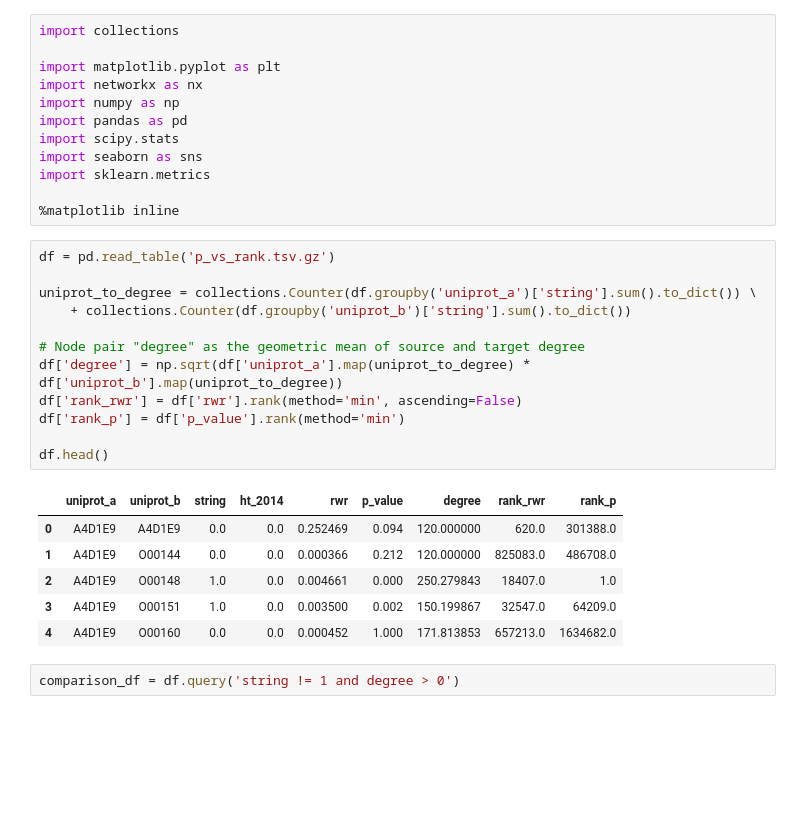
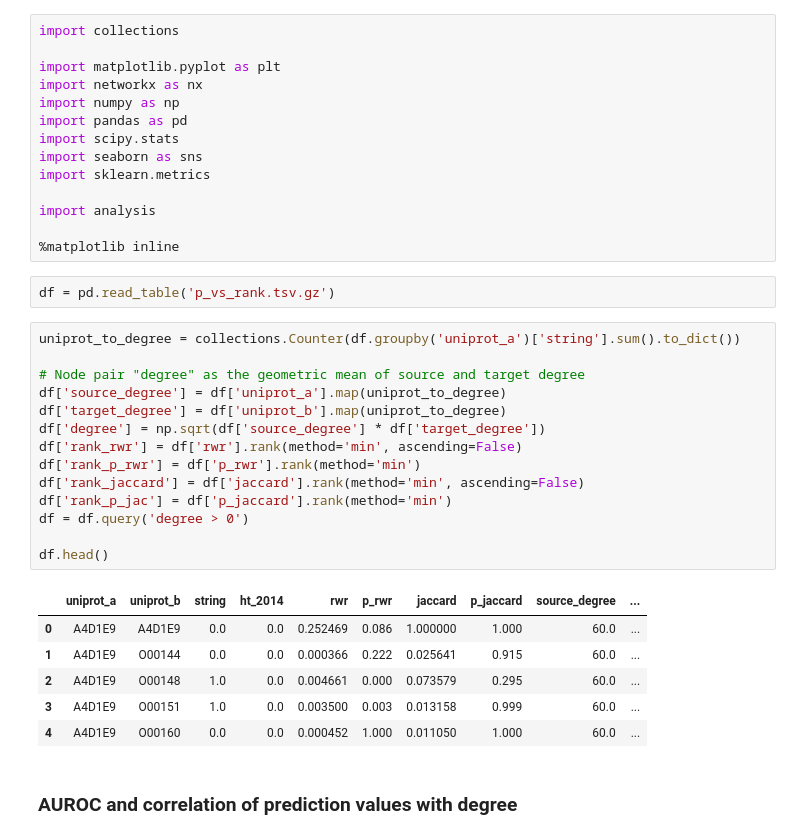
Before and after one commit to greenelab/xswap-analysis, a Jupyter notebook: nb/p_vs_rank_1.ipynb, the cells around one changed output. Cells and saved outputs as stored; diff of their text form; blank space fills up the shorter version.

Commit message:
Move degree information to first NB

```diff
--- a/nb/p_vs_rank_1.ipynb
+++ b/nb/p_vs_rank_1.ipynb
@@ -9,25 +9,31 @@ import scipy.stats
 import seaborn as sns
 import sklearn.metrics
 
+import analysis
+
 %matplotlib inline
+# %%
+df = pd.read_table('p_vs_rank.tsv.gz')
 # %%
-df = pd.read_table('p_vs_rank.tsv.gz')
-
-uniprot_to_degree = collections.Counter(df.groupby('uniprot_a')['string'].sum().to_dict()) \
-    + collections.Counter(df.groupby('uniprot_b')['string'].sum().to_dict())
+uniprot_to_degree = collections.Counter(df.groupby('uniprot_a')['string'].sum().to_dict())
 
 # Node pair "degree" as the geometric mean of source and target degree
-df['degree'] = np.sqrt(df['uniprot_a'].map(uniprot_to_degree) * df['uniprot_b'].map(uniprot_to_degree))
+df['source_degree'] = df['uniprot_a'].map(uniprot_to_degree)
+df['target_degree'] = df['uniprot_b'].map(uniprot_to_degree)
+df['degree'] = np.sqrt(df['source_degree'] * df['target_degree'])
 df['rank_rwr'] = df['rwr'].rank(method='min', ascending=False)
-df['rank_p'] = df['p_value'].rank(method='min')
+df['rank_p_rwr'] = df['p_rwr'].rank(method='min')
+df['rank_jaccard'] = df['jaccard'].rank(method='min', ascending=False)
+df['rank_p_jac'] = df['p_jaccard'].rank(method='min')
+df = df.query('degree > 0')
 
 df.head()
 # %% [output]
-|  | uniprot_a | uniprot_b | string | ht_2014 | rwr | p_value | degree | rank_rwr | rank_p |
-| 0 | A4D1E9 | A4D1E9 | 0.0 | 0.0 | 0.252469 | 0.094 | 120.000000 | 620.0 | 301388.0 |
-| 1 | A4D1E9 | O00144 | 0.0 | 0.0 | 0.000366 | 0.212 | 120.000000 | 825083.0 | 486708.0 |
-| 2 | A4D1E9 | O00148 | 1.0 | 0.0 | 0.004661 | 0.000 | 250.279843 | 18407.0 | 1.0 |
-| 3 | A4D1E9 | O00151 | 1.0 | 0.0 | 0.003500 | 0.002 | 150.199867 | 32547.0 | 64209.0 |
-| 4 | A4D1E9 | O00160 | 0.0 | 0.0 | 0.000452 | 1.000 | 171.813853 | 657213.0 | 1634682.0 |
+|  | uniprot_a | uniprot_b | string | ht_2014 | rwr | p_rwr | jaccard | p_jaccard | source_degree | ... |
+| 0 | A4D1E9 | A4D1E9 | 0.0 | 0.0 | 0.252469 | 0.086 | 1.000000 | 1.000 | 60.0 | ... |
+| 1 | A4D1E9 | O00144 | 0.0 | 0.0 | 0.000366 | 0.222 | 0.025641 | 0.915 | 60.0 | ... |
+| 2 | A4D1E9 | O00148 | 1.0 | 0.0 | 0.004661 | 0.000 | 0.073579 | 0.295 | 60.0 | ... |
+| 3 | A4D1E9 | O00151 | 1.0 | 0.0 | 0.003500 | 0.003 | 0.013158 | 0.999 | 60.0 | ... |
+| 4 | A4D1E9 | O00160 | 0.0 | 0.0 | 0.000452 | 1.000 | 0.011050 | 1.000 | 60.0 | ... |
-# %%
-comparison_df = df.query('string != 1 and degree > 0')
+# %% [markdown]
+### AUROC and correlation of prediction values with degree
```
Also changed, not shown: parts of 19 cells of this notebook, 4 other files.
